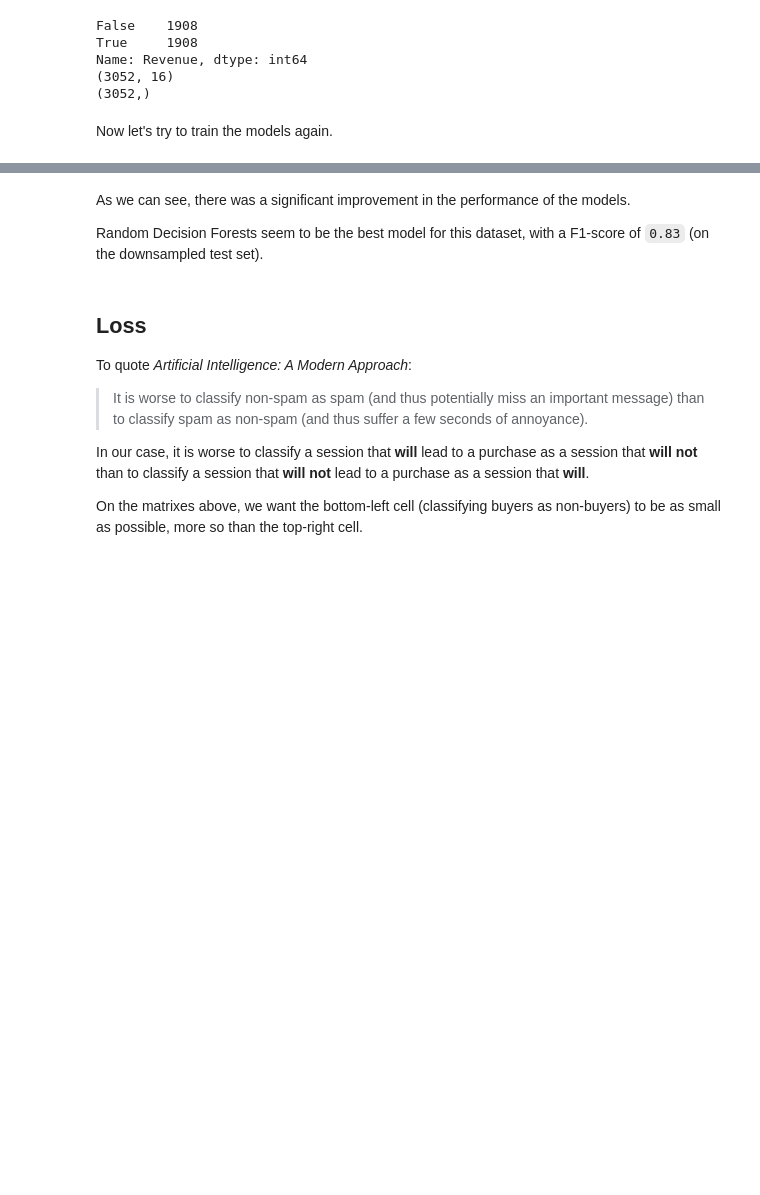
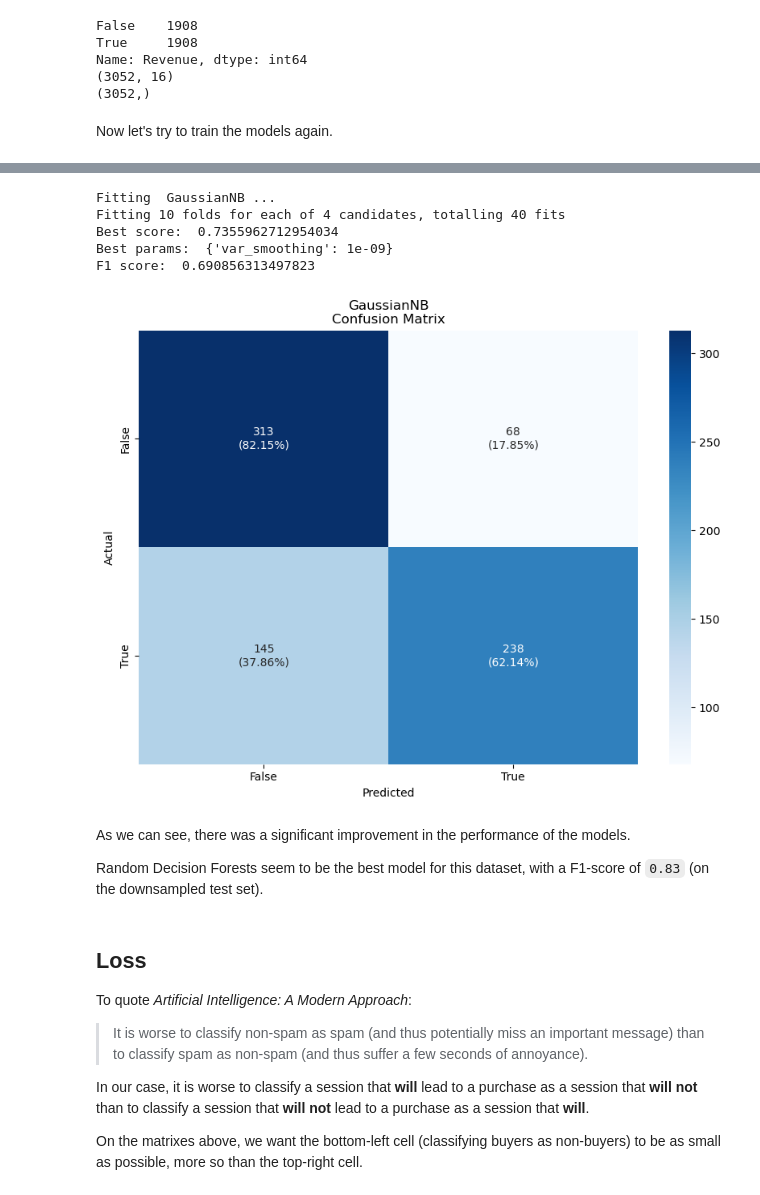
Before and after one commit to VsnGamer/ia-2022, a Jupyter notebook: A2/Assignment_2.ipynb, the cells around one changed output, grey strips where cells are left out. Drawn from its saved outputs; the diff is of its cells as text; code cells hidden in the pictures; blank space fills up the shorter version.

Commit message:
Add naive Bayes Split some cells

```diff
--- a/A2/Assignment_2.ipynb
+++ b/A2/Assignment_2.ipynb
@@ -235,6 +235,17 @@ def train_random_forest(X_train, y_train):
 
     grid = grid_search(RandomForestClassifier(), params, X_train, y_train)
     return grid
+# %%
+# Naive Bayes
+from sklearn.naive_bayes import GaussianNB
+
+def train_gaussian_nb(X_train, y_train):
+    params = {
+        'var_smoothing': [1e-09, 1e-08, 1e-07, 1e-06],
+    }
+
+    grid = grid_search(GaussianNB(), params, X_train, y_train)
+    return grid
 # %%
 # Neural Network
 from sklearn.neural_network import MLPClassifier
@@ -374,3 +373,13 @@ F1 score:  0.5315985130111525
+# %%
+gaussian_nb_grid = train_gaussian_nb(X_train, y_train)
+plot_confusion_matrix(gaussian_nb_grid, X_test, y_test)
+# %% [output]
+Fitting  GaussianNB ...
+Fitting 10 folds for each of 4 candidates, totalling 40 fits
+Best score:  0.7355962712954034
+Best params:  {'var_smoothing': 1e-09}
+F1 score:  0.690856313497823
+[figure, added]
 # %% [markdown]
 As we can see, there was a significant improvement in the performance of the models.
 
```
Also changed, not shown: parts of 12 cells of this notebook.
